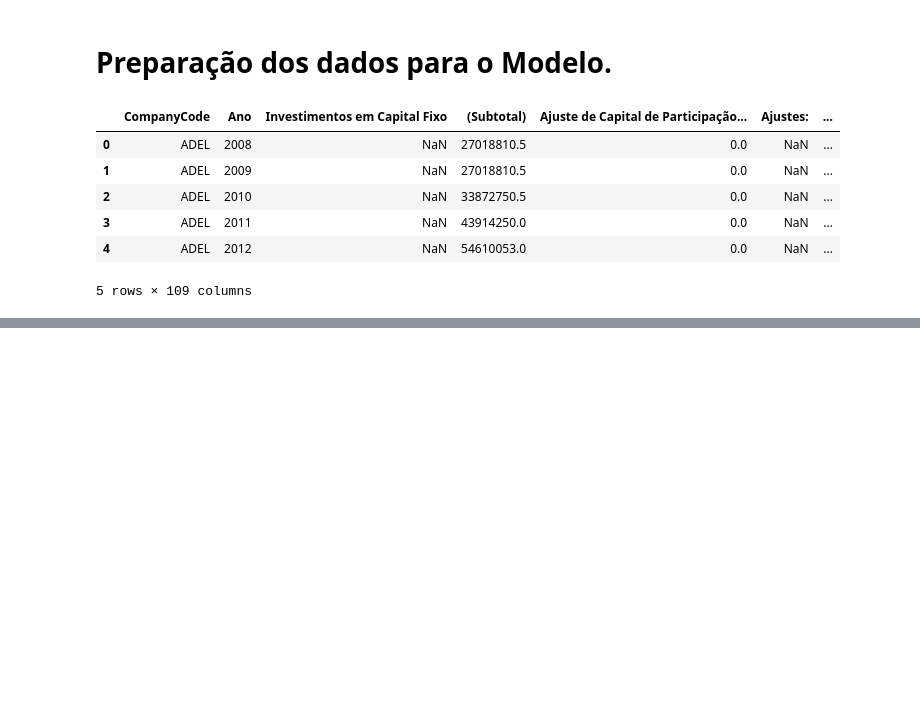
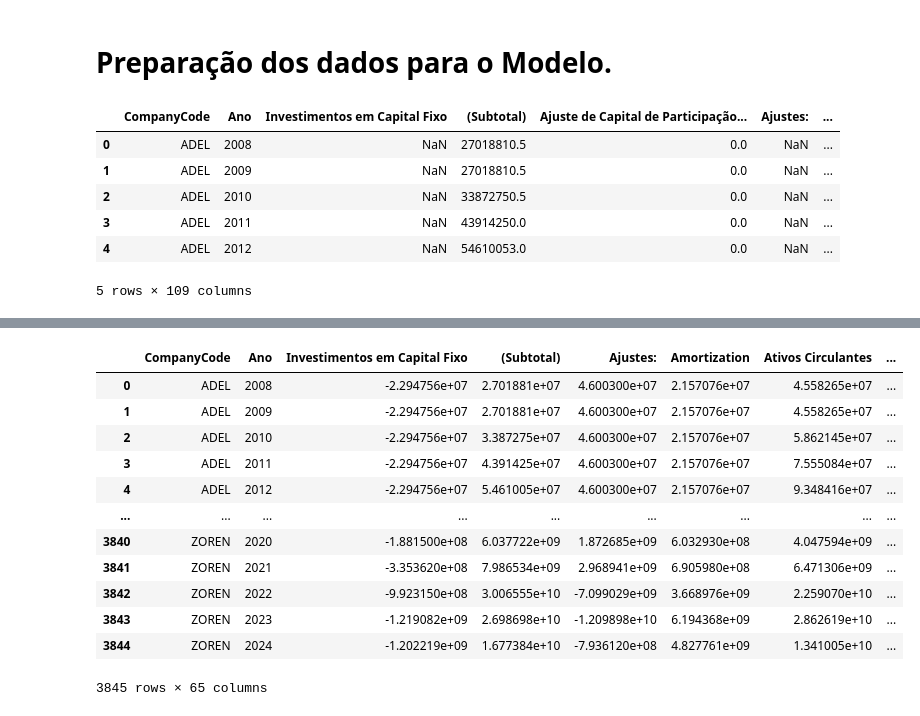
Before and after one commit to lgregs/TCC-CD-USP, a Jupyter notebook: data_preparation.ipynb, the cells around one changed output, grey strips where cells are left out. Saved outputs shown, nothing was run; the diff lists cells and outputs as text; code cells hidden in the pictures; blank space fills up the shorter version.

```diff
--- a/data_preparation.ipynb
+++ b/data_preparation.ipynb
@@ -86,0 +119,24 @@ df.head()
+# %%
+df_clean=df_clean.drop(columns=[
+                                'Ativo Fiscal Diferido',
+                                'Aumento/Diminuição Líquido de Caixa e Equivalentes de Caixa Antes do Efeito das Diferenças de Conversão de Moeda Estrangeira',
+                                'Caixa Gerado por Atividades Principais (+)',
+                                'Efeito das Diferenças de Conversão de Moeda Estrangeira sobre o Caixa e Equivalentes de Caixa',
+                                'Fluxo de Caixa Líquido das Atividades Operacionais',
+                                'Fluxo de Caixa das Atividades de Financiamento',
+                                'Fluxo de Caixa das Atividades de Investimento',
+                                'Fluxo de Caixa de Outras Atividades Operacionais',
+                                'Fluxo de Caixa de Outras Atividades de Financiamento',
+                                'Fluxo de Caixa de Outras Atividades de Investimento',
+                                'Indenização por Antiguidade',
+                                'Lucro Antes dos Ajustes',
+                                'Mudança nas Provisões',
+                                'Mudanças no Capital de Giro',
+                                'Outras Receitas/Despesas',
+                                'Pagamento de Dividendos',
+                                'Posição Cambial Líquida (Incluindo Hedge)',
+                                'Posição Líquida (Ativo/Passivo) Monetária em Moeda Estrangeira',
+                                'Receitas de Atividades de Investimento',
+                                'Valores de Caixa no Início do Período',
+                                'Variação nas Dívidas Financeiras',
+                                'Variação no Caixa e Equivalentes' ],axis=1)
@@ -86,0 +163,18 @@ df.head()
+# %%
+df_clean = df_clean.fillna(df_clean.median(numeric_only=True))
+# %%
+df_clean
+# %% [output]
+|  | CompanyCode | Ano | Investimentos em Capital Fixo | (Subtotal) | Ajustes: | Amortization | Ativos Circulantes | ... |
+| 0 | ADEL | 2008 | -2.294756e+07 | 2.701881e+07 | 4.600300e+07 | 2.157076e+07 | 4.558265e+07 | ... |
+| 1 | ADEL | 2009 | -2.294756e+07 | 2.701881e+07 | 4.600300e+07 | 2.157076e+07 | 4.558265e+07 | ... |
+| 2 | ADEL | 2010 | -2.294756e+07 | 3.387275e+07 | 4.600300e+07 | 2.157076e+07 | 5.862145e+07 | ... |
+| 3 | ADEL | 2011 | -2.294756e+07 | 4.391425e+07 | 4.600300e+07 | 2.157076e+07 | 7.555084e+07 | ... |
+| 4 | ADEL | 2012 | -2.294756e+07 | 5.461005e+07 | 4.600300e+07 | 2.157076e+07 | 9.348416e+07 | ... |
+| ... | ... | ... | ... | ... | ... | ... | ... | ... |
+| 3840 | ZOREN | 2020 | -1.881500e+08 | 6.037722e+09 | 1.872685e+09 | 6.032930e+08 | 4.047594e+09 | ... |
+| 3841 | ZOREN | 2021 | -3.353620e+08 | 7.986534e+09 | 2.968941e+09 | 6.905980e+08 | 6.471306e+09 | ... |
+| 3842 | ZOREN | 2022 | -9.923150e+08 | 3.006555e+10 | -7.099029e+09 | 3.668976e+09 | 2.259070e+10 | ... |
+| 3843 | ZOREN | 2023 | -1.219082e+09 | 2.698698e+10 | -1.209898e+10 | 6.194368e+09 | 2.862619e+10 | ... |
+| 3844 | ZOREN | 2024 | -1.202219e+09 | 1.677384e+10 | -7.936120e+08 | 4.827761e+09 | 1.341005e+10 | ... |
+3845 rows × 65 columns
```
Also changed, not shown: parts of 25 cells of this notebook.
